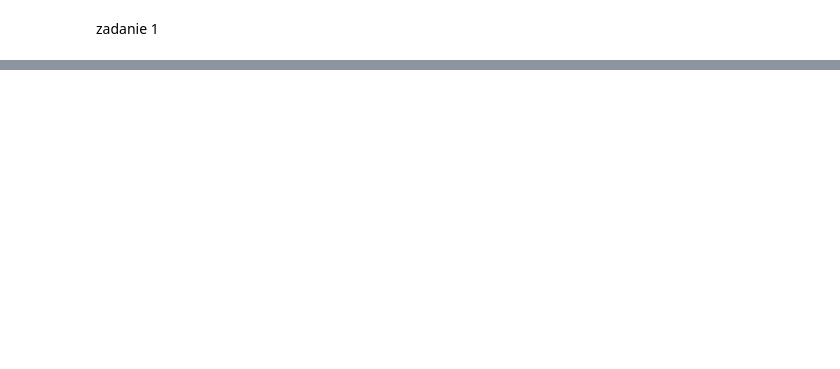
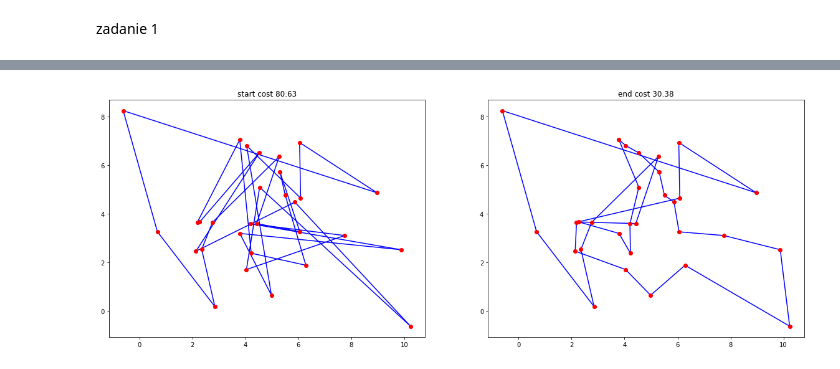
Before and after one commit to maati01/MOwNiT, a Jupyter notebook: lab04/lab04.ipynb, the cells around one changed output, grey strips where cells are left out. Saved outputs shown, nothing was run; the diff lists cells and outputs as text; code cells hidden in the pictures; blank space fills up the shorter version.

```diff
--- a/lab04/lab04.ipynb
+++ b/lab04/lab04.ipynb
@@ -146,0 +166,4 @@ def generate_points_normal(n, size):
+# %%
+run(generate_points_normal(30,10))
+# %% [output]
+[figure, added]
```
Also changed, not shown: parts of 14 cells of this notebook.
